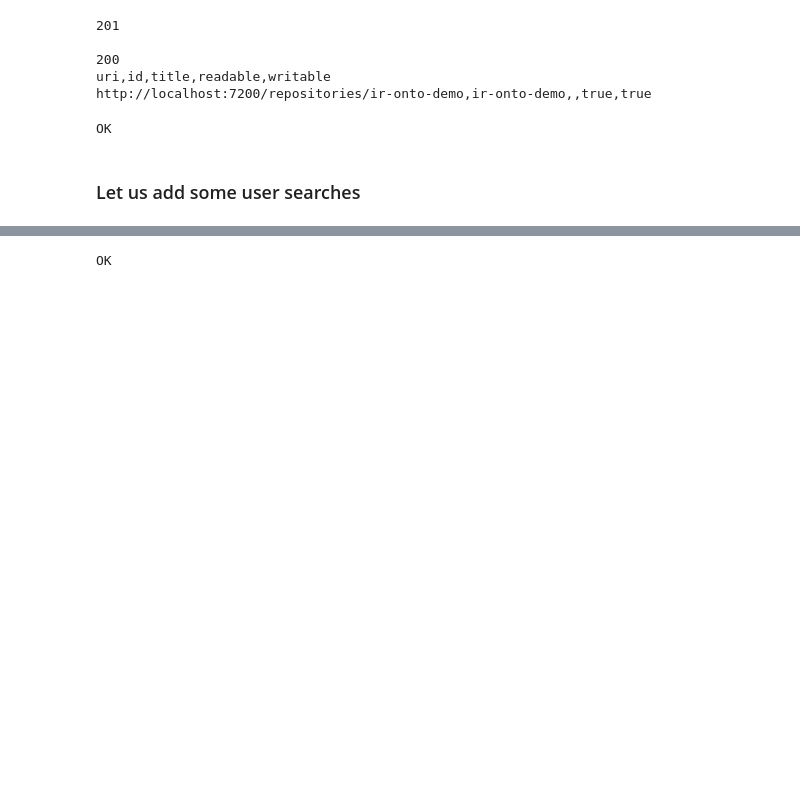
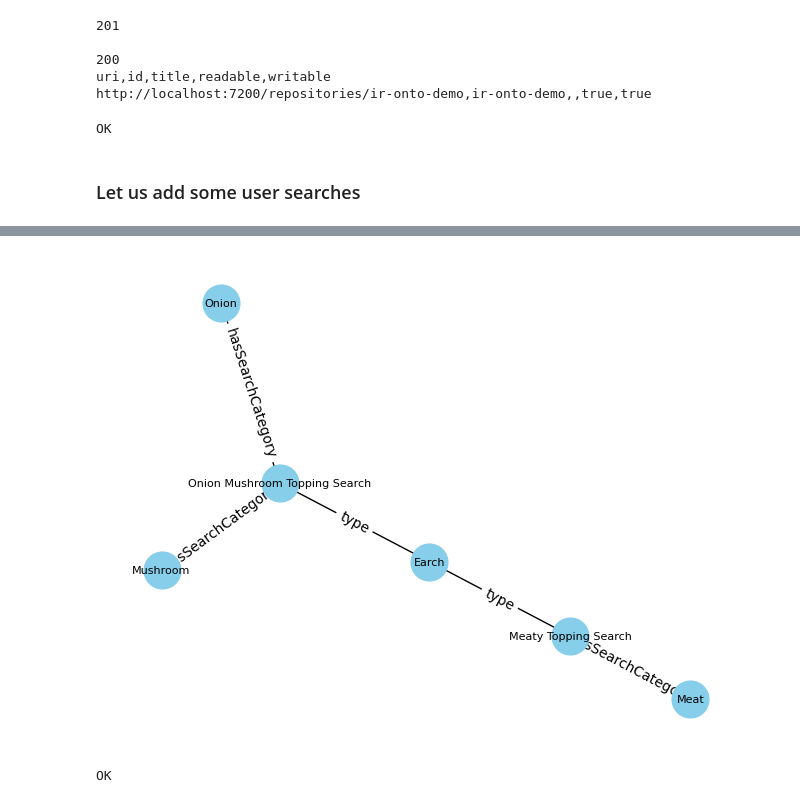
Before and after one commit to msesboue/ir-ontology, a Jupyter notebook: examples/pizza_bisou_demo.ipynb, the cells around one changed output, grey strips where cells are left out. Saved outputs shown, nothing was run; the diff lists cells and outputs as text; code cells hidden in the pictures; blank space fills up the shorter version.

```diff
--- a/examples/pizza_bisou_demo.ipynb
+++ b/examples/pizza_bisou_demo.ipynb
@@ -501,3 +499,7 @@ searches_graph.add((pizza_ns._veggieSearch, ir_onto_ns.hasSearchCategory, pizza_
+# %%
+show_graph_portion({pizza_ns._meatyToppingSearch, pizza_ns._onionMushroomToppingSearch}, graph=searches_graph)
+# %% [output]
+[figure, added]
 # %%
 # Lets add the searches to our DB
 insert_graph(graph=searches_graph, db_url=DB_URL, repo_id=REPOSITORY_ID)
```
Also changed, not shown: parts of 22 cells of this notebook, 7 other files.
